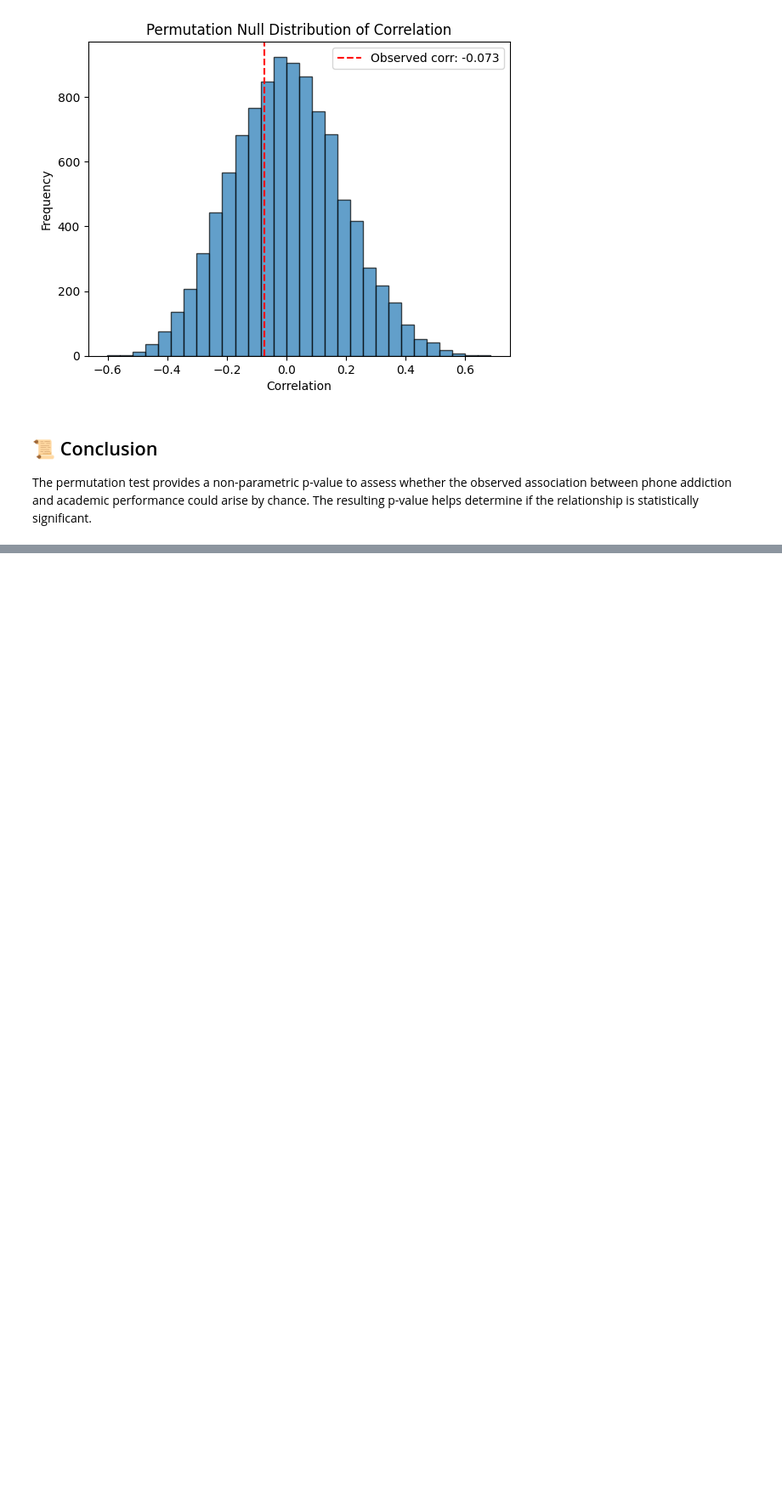
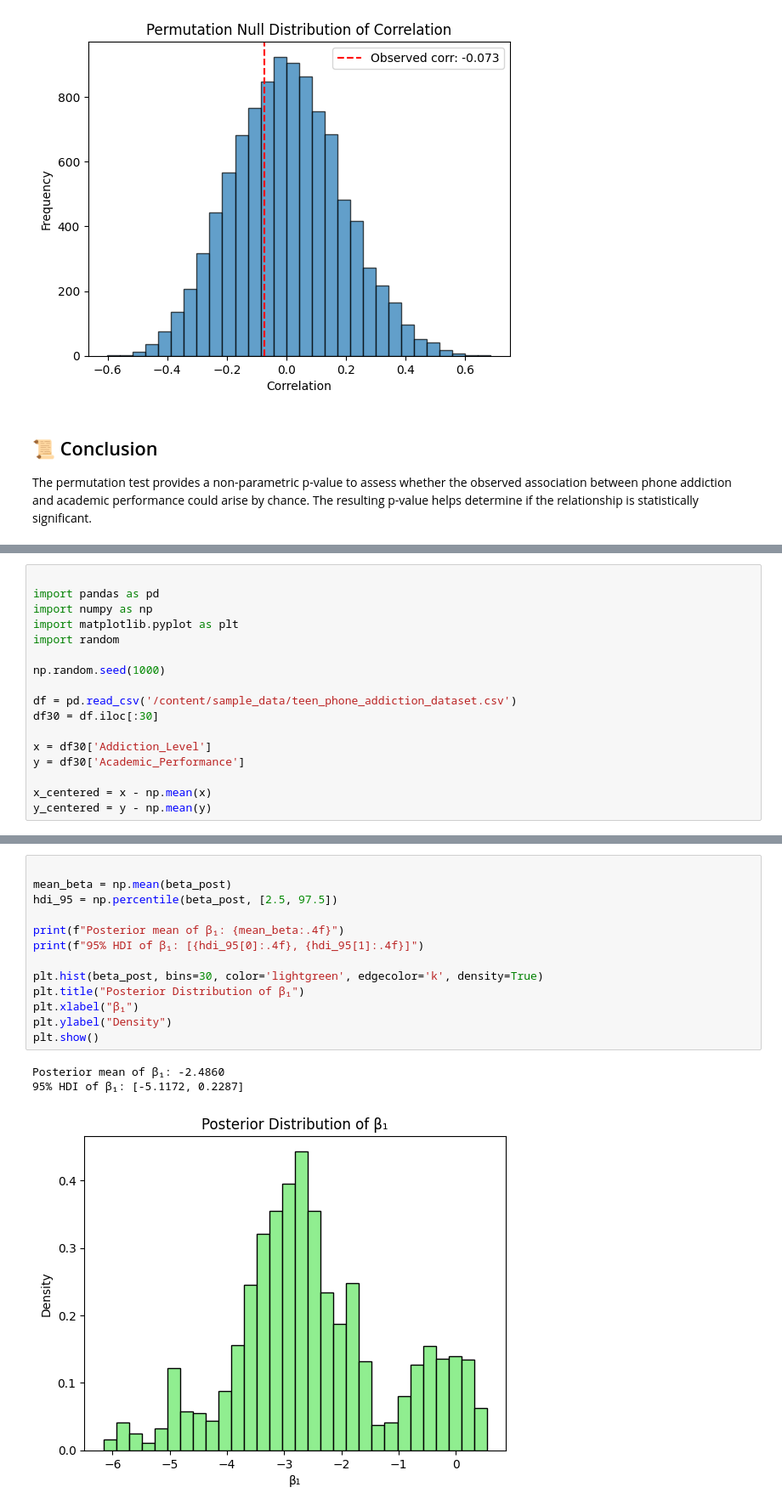
Before and after one commit to Monferium/APM1210, a Jupyter notebook: 2_Resampling_and_Inferential_Statistics.ipynb, the cells around one changed output, grey strips where cells are left out. Shown at 85% size. Drawn from its saved outputs; the diff is of its cells as text; blank space fills up the shorter version.

```diff
--- a/2_Resampling_and_Inferential_Statistics.ipynb
+++ b/2_Resampling_and_Inferential_Statistics.ipynb
@@ -202,0 +214,17 @@ The permutation test provides a non-parametric p-value to assess whether the obs
+# %%
+
+import pandas as pd
+import numpy as np
+import matplotlib.pyplot as plt
+import random
+
+np.random.seed(1000)
+
+df = pd.read_csv('/content/sample_data/teen_phone_addiction_dataset.csv')
+df30 = df.iloc[:30]
+
+x = df30['Addiction_Level']
+y = df30['Academic_Performance']
+
+x_centered = x - np.mean(x)
+y_centered = y - np.mean(y)
@@ -202,0 +280,17 @@ The permutation test provides a non-parametric p-value to assess whether the obs
+# %%
+
+mean_beta = np.mean(beta_post)
+hdi_95 = np.percentile(beta_post, [2.5, 97.5])
+
+print(f"Posterior mean of β₁: {mean_beta:.4f}")
+print(f"95% HDI of β₁: [{hdi_95[0]:.4f}, {hdi_95[1]:.4f}]")
+
+plt.hist(beta_post, bins=30, color='lightgreen', edgecolor='k', density=True)
+plt.title("Posterior Distribution of β₁")
+plt.xlabel("β₁")
+plt.ylabel("Density")
+plt.show()
+# %% [output]
+Posterior mean of β₁: -2.4860
+95% HDI of β₁: [-5.1172, 0.2287]
+[figure, added]
```
Also changed, not shown: parts of 6 cells of this notebook.
